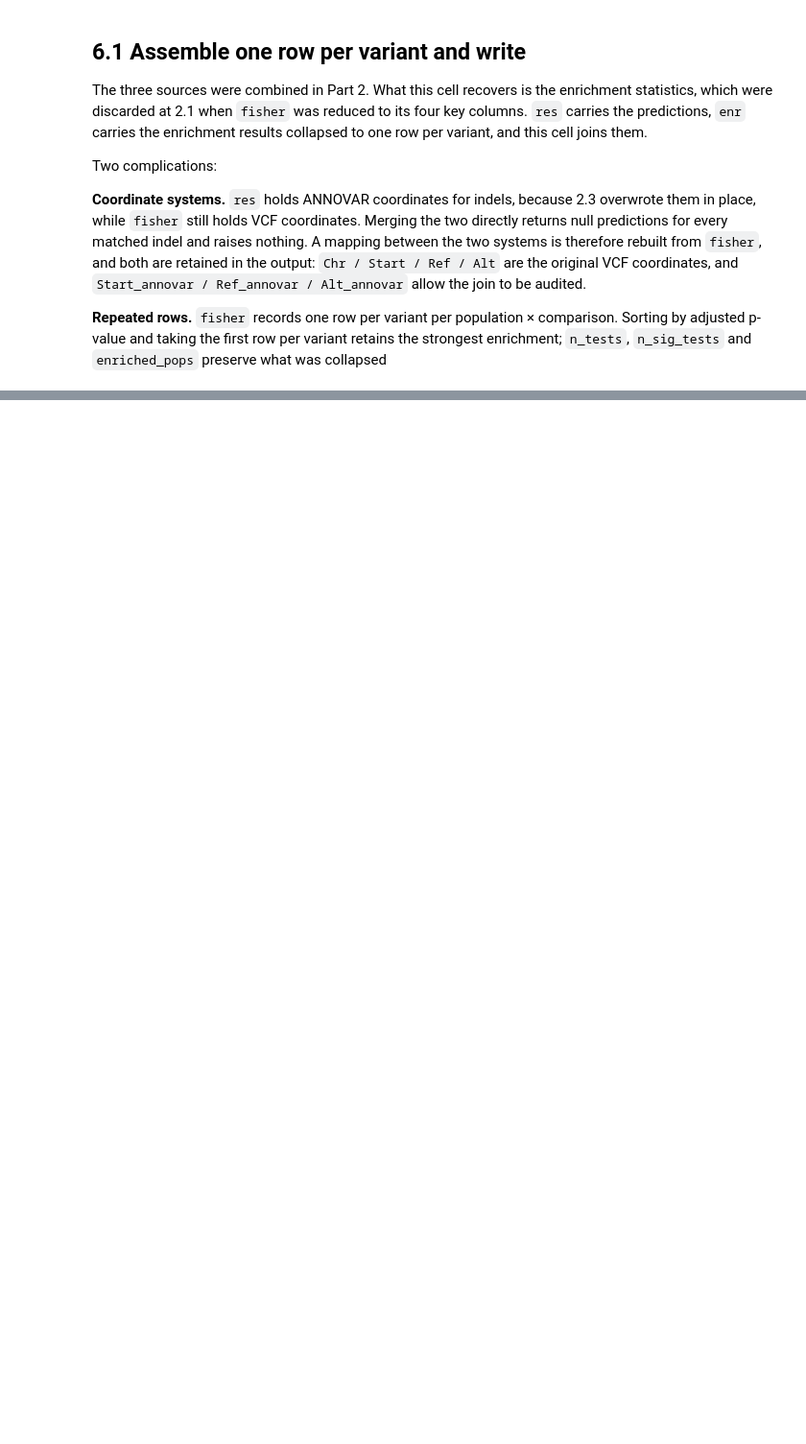
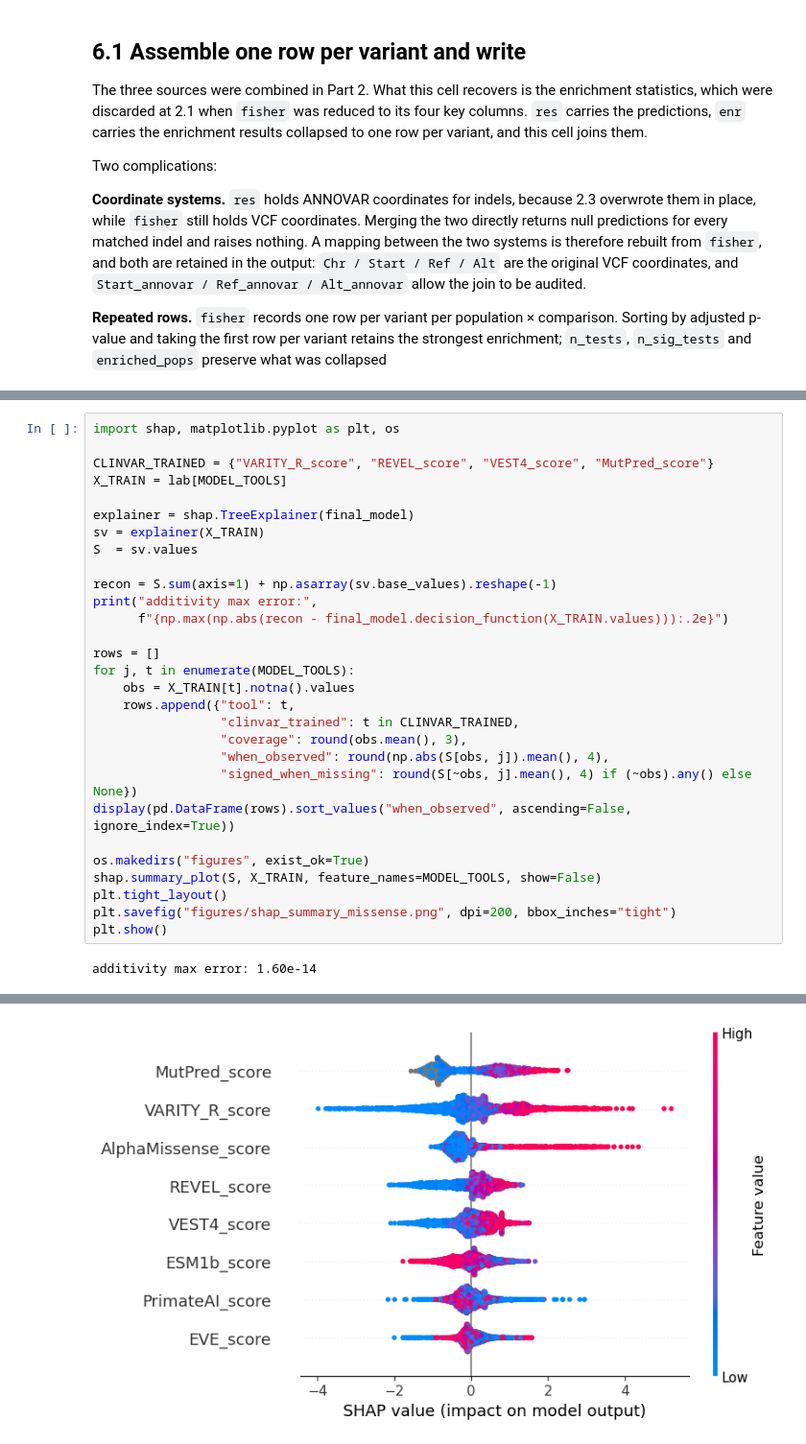
Before and after one commit to il328/oncokb-annotator, a Jupyter notebook: final_pipeline.ipynb, the cells around one changed output, grey strips where cells are left out. Shown at 96% size. Saved outputs shown, nothing was run; the diff lists cells and outputs as text; blank space fills up the shorter version.

```diff
--- a/final_pipeline.ipynb
+++ b/final_pipeline.ipynb
@@ -706,0 +749,31 @@ wrote fisher_predictions.tsv.gz (109471, 20)
+# %%
+import shap, matplotlib.pyplot as plt, os
+
+CLINVAR_TRAINED = {"VARITY_R_score", "REVEL_score", "VEST4_score", "MutPred_score"}
+X_TRAIN = lab[MODEL_TOOLS]
+
+explainer = shap.TreeExplainer(final_model)
+sv = explainer(X_TRAIN)
+S  = sv.values
+
+recon = S.sum(axis=1) + np.asarray(sv.base_values).reshape(-1)
+print("additivity max error:",
+      f"{np.max(np.abs(recon - final_model.decision_function(X_TRAIN.values))):.2e}")
+
+rows = []
+for j, t in enumerate(MODEL_TOOLS):
+    obs = X_TRAIN[t].notna().values
+    rows.append({"tool": t,
+                 "clinvar_trained": t in CLINVAR_TRAINED,
+                 "coverage": round(obs.mean(), 3),
+                 "when_observed": round(np.abs(S[obs, j]).mean(), 4),
+                 "signed_when_missing": round(S[~obs, j].mean(), 4) if (~obs).any() else None})
+display(pd.DataFrame(rows).sort_values("when_observed", ascending=False, ignore_index=True))
+
+os.makedirs("figures", exist_ok=True)
+shap.summary_plot(S, X_TRAIN, feature_names=MODEL_TOOLS, show=False)
+plt.tight_layout()
+plt.savefig("figures/shap_summary_missense.png", dpi=200, bbox_inches="tight")
+plt.show()
+# %% [output]
+additivity max error: 1.60e-14
@@ -706,0 +789 @@ wrote fisher_predictions.tsv.gz (109471, 20)
+[figure, added]
```
Also changed, not shown: parts of 7 cells of this notebook.
